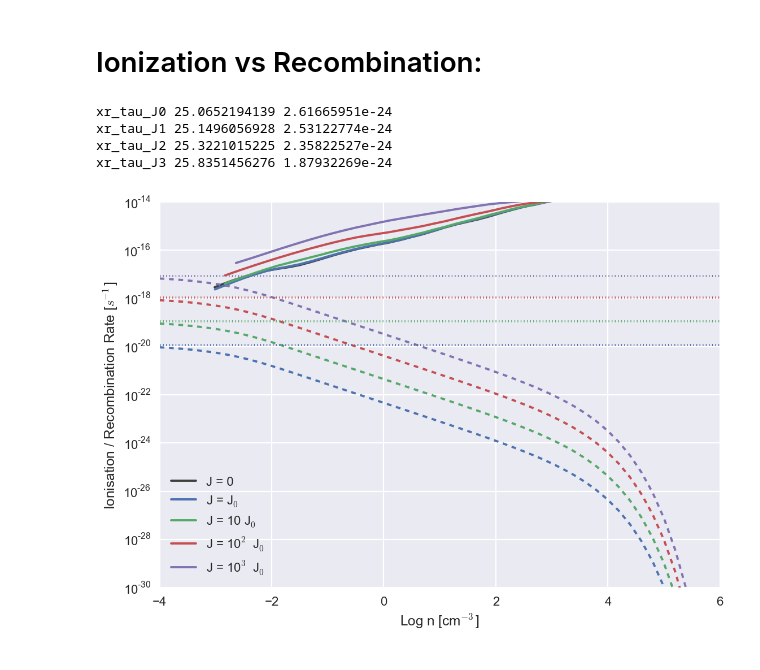
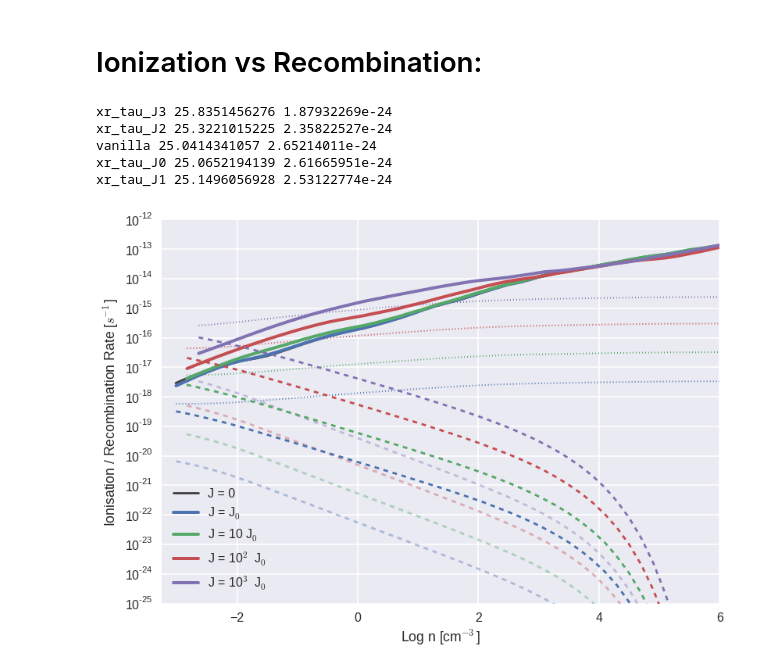
Before and after one commit to hummel/xray_notebooks, a Jupyter notebook: X-Ray Heating and Ionization Table.ipynb, the cells around one changed output. Cells and saved outputs as stored; diff of their text form; code cells hidden in the pictures.

```diff
--- a/X-Ray Heating and Ionization Table.ipynb
+++ b/X-Ray Heating and Ionization Table.ipynb
@@ -419,33 +419,53 @@ hydrogen['ion_free'] = k_rates(n, 'H', tau=False)
-# %%
-for sim in simlist[1:]:
-    snap = snaps[sim]
-    z, J0 = jxr.iloc[find_closest(jxr.z.values, snap.header.Redshift)]
-    print sim, snap.header.Redshift, J0
-    hydrogen[sim] = J0*bkg[sim] * hydrogen.ion_tau
-# %% [output]
-xr_tau_J0 25.0652194139 2.61665951e-24
-xr_tau_J1 25.1496056928 2.53122774e-24
-xr_tau_J2 25.3221015225 2.35822527e-24
-xr_tau_J3 25.8351456276 1.87932269e-24
+# %%
+for sim in simname.keys():
+    snap = snaps[sim]
+    z, J0 = jxr.iloc[find_closest(jxr.z.values, snap.header.Redshift)]
+    print sim, snap.header.Redshift, J0
+    df = combined[sim]
+    df['k_rec'] = df.ndensity * df.efrac * 4e-11 * df.temp**-.5
+    df['abHI'] = 1.0 - 2*df.abH2 - df.abHp - df.abHD
+    df['abHeI'] = abHe - df.abHep - df.abHepp
+    df['fH_ion'] = 0.3908 * (1.0 - df.abHp**(0.4092))**(1.7592)
+    #df['fHe_ion'] = 0.0554 * (1.0 - df.abHp**(0.4614))**(1.6660)
+    df['ion_sec'] = (df.abHI*df.gammaH + df.abHeI*df.gammaHe) * df.fH_ion / (13.6 * 1.60217646e-12)
+    df['ion_tot'] = J0*bkg[sim] * (df.ion_tau + df.ion_sec)
+    df['ion_free'] = k_rates(df.logn, 'H', tau=False)
+# %% [output]
+xr_tau_J3 25.8351456276 1.87932269e-24
+xr_tau_J2 25.3221015225 2.35822527e-24
+vanilla 25.0414341057 2.65214011e-24
+xr_tau_J0 25.0652194139 2.61665951e-24
+xr_tau_J1 25.1496056928 2.53122774e-24
 # %%
 with sns.color_palette(n_colors=4):
     f,ax = plt.subplots()
-df = average['vanilla']
+df = combined['vanilla']
 ax.semilogy(df.logn, df.k_rec, color='.25', label=simname['vanilla'])
 for sim in simlist[1:]:
-    df = average[sim]
-    ax.plot(df.logn, df.k_rec, label=simname[sim])
+    snap = snaps[sim]
+    z, J0 = jxr.iloc[find_closest(jxr.z.values, snap.header.Redshift)]
+    df = combined[sim]
+    ax.semilogy(df.logn, J0*bkg[sim] * df.ion_tau, '--', alpha=.4)
 for sim in simlist[1:]:
-    ax.semilogy(hydrogen.log_n, hydrogen[sim], ls='--')
+    df = combined[sim]
+    ax.semilogy(df.logn, df.ion_tot/df.ion_tau*df.ion_free, ls=':', lw=2)
+
 for sim in simlist[1:]:
-    ax.semilogy(hydrogen.log_n, hydrogen[sim]/hydrogen.ion_tau*hydrogen.ion_free, ls=':')
+    df = combined[sim]
+    ax.plot(df.logn, df.k_rec, ls='-', lw=4, label=simname[sim])
+for sim in simlist[1:]:
+    snap = snaps[sim]
+    z, J0 = jxr.iloc[find_closest(jxr.z.values, snap.header.Redshift)]
+    df = combined[sim]
+    ax.semilogy(df.logn, df.ion_tot, ls='--')
+
 
 
 ax.legend(loc=0)
-ax.set_xlim(-4, 6)
-ax.set_ylim(1e-30, 1e-14)
+ax.set_xlim(-3.25, 6)
+ax.set_ylim(1e-25, 1e-12)
 ax.set_xlabel('Log n [cm$^{-3}$]')
 ax.set_ylabel('Ionisation / Recombination Rate [$s^{-1}$]')
 f.savefig('figures/phase_diagrams/k_ion-k_rec.png', bbox_inches='tight')
 # %% [output]
-[figure, old version]
+[figure, new version]
```
Also changed, not shown: parts of 6 cells of this notebook.
